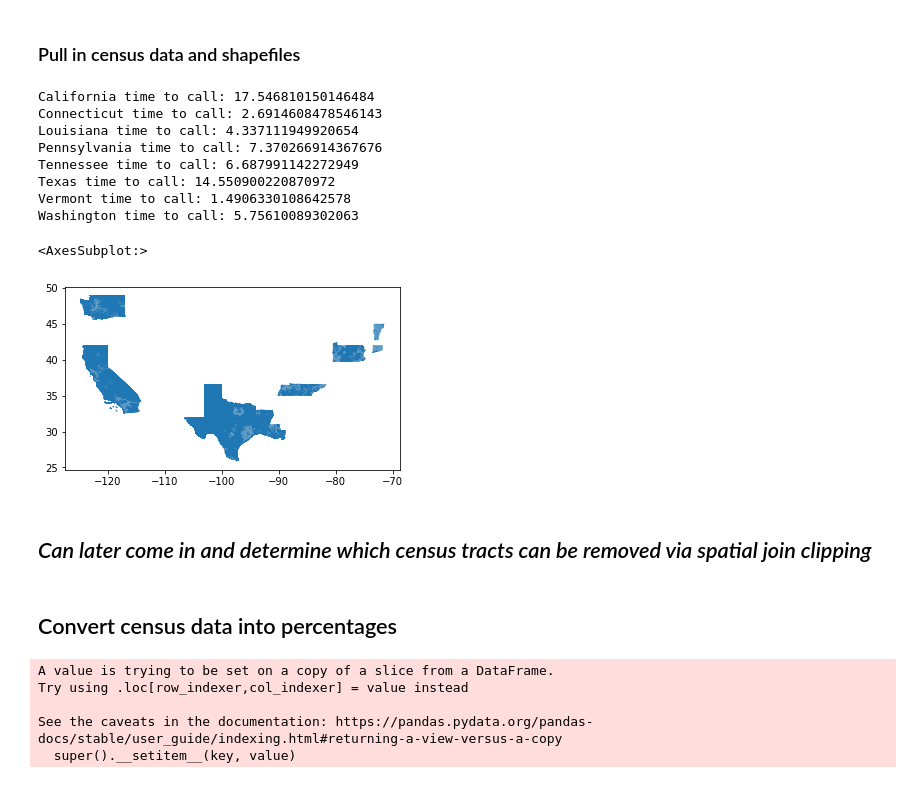
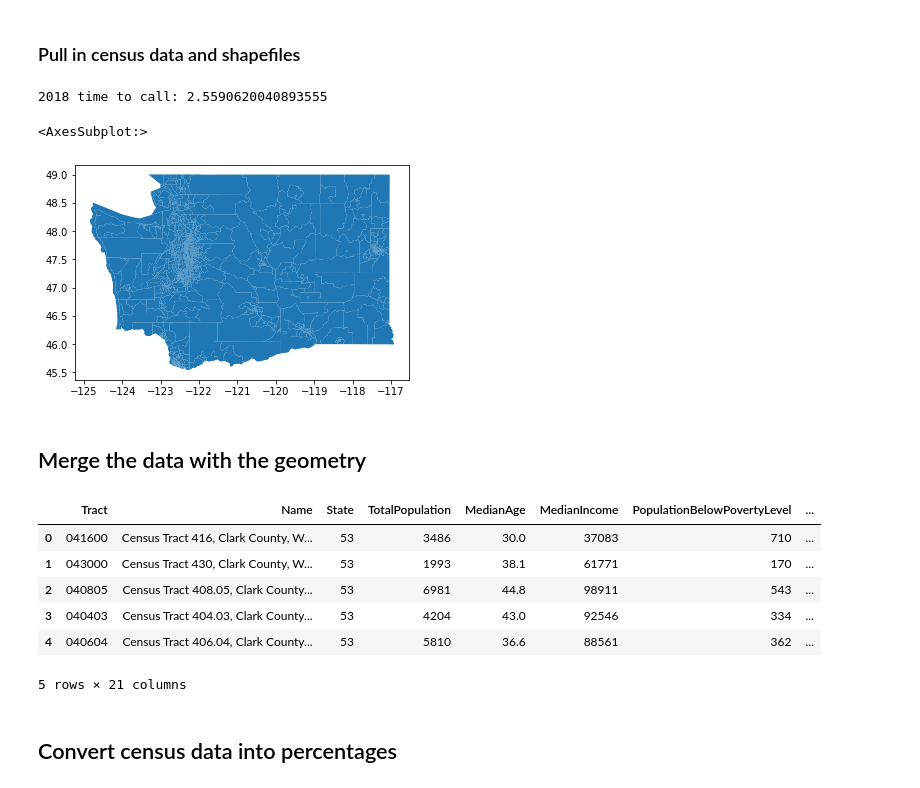
Before and after one commit to kaitlynng9/cet522-pd-dashboard, a Jupyter notebook: acs_data.ipynb, the cells around one changed output. Drawn from its saved outputs; the diff is of its cells as text; code cells hidden in the pictures.

Commit message:
scripts and documentation

```diff
--- a/acs_data.ipynb
+++ b/acs_data.ipynb
@@ -31,12 +44,12 @@ def get_census_data(tables, state, county='*', year=2019):
     data = data[['Tract','Name', 'State']+list(tables.values())].set_index('Tract')
     return data
 
-def get_census_tract_geom(state_fips):
+def get_census_tract_geom(state_fips, year):
 
     # find state and county fips here: https://www.census.gov/geographies/reference-files/2017/demo/popest/2017-fips.html
 
     # Download the census tract shapefiles
-    tracts = gpd.read_file(f'https://www2.census.gov/geo/tiger/TIGER2019/TRACT/tl_2019_{state_fips}_tract.zip')
+    tracts = gpd.read_file(f'https://www2.census.gov/geo/tiger/TIGER{year}/TRACT/tl_{year}_{state_fips}_tract.zip')
 
     # set index as tract
     tracts = tracts.rename(columns={'TRACTCE':'Tract'}).set_index('Tract')
@@ -50,3 +60,7 @@ states = {'06': 'California', '09': 'Connecticut', '22': 'Louisiana', '42': 'Pen
+# %%
+# states, years of interest
+wa_state = '53'
+years = [2018] #[2011, 2012, 2013, 2014, 2015, 2016, 2017, 2018]
 # %%
 # variables of interest
 tables = {
@@ -71,22 +85,16 @@ tables = {
 ### Pull in census data and shapefiles
 # %%
 # call via API-- takes around 1 min to call all data
-census_data_states = []
-state_ls = []
-for state_fips in states.keys():
+# data for each year
+census_data_all_yrs = []
+for yr in years:
     t0 = time.time()
-    census_data = get_census_data(tables, state_fips)
-    census_data_states.append(census_data)
-    tract_geom_gdf = get_census_tract_geom(state_fips).to_crs('EPSG:4326')
-    state_ls.append(tract_geom_gdf)
+    census_data = get_census_data(tables, wa_state)
+    census_data['Year'] = yr
+    census_data_all_yrs.append(census_data.reset_index())
+    print(f"{yr} time to call:", time.time()-t0)
 
-    print(f"{states[state_fips]} time to call:", time.time()-t0)
+# census tract geometry
+wa_tract_geom_gdf = get_census_tract_geom(wa_state, yr).to_crs('EPSG:4326').reset_index()
 # %% [output]
-California time to call: 17.546810150146484
-Connecticut time to call: 2.6914608478546143
-Louisiana time to call: 4.337111949920654
-Pennsylvania time to call: 7.370266914367676
-Tennessee time to call: 6.687991142272949
-Texas time to call: 14.550900220870972
-Vermont time to call: 1.4906330108642578
-Washington time to call: 5.75610089302063
+2018 time to call: 2.5590620040893555
@@ -105,8 +101,8 @@ census_data_geoms_gdf = gpd.GeoDataFrame(all_states_gdf, crs='EPSG:4326', geomet
 # %%
 f, ax = plt.subplots()
-census_data_geoms_gdf.plot(ax=ax)
+wa_tract_geom_gdf.plot(ax=ax)
 # %% [output]
 <AxesSubplot:>
-[figure, old version]
+[figure, new version]
-# %% [markdown]
-## *Can later come in and determine which census tracts can be removed via spatial join clipping*
+# %% [markdown]
+## Merge the data with the geometry
@@ -113,3 +112,15 @@ census_data_geoms_gdf.plot(ax=ax)
+# %%
+# add geometry
+census_data_geoms_gdf = wa_census_data.merge(wa_tract_geom_gdf, on='Tract', how='left')
+census_data_geoms_gdf.head()
+# %% [output]
+|  | Tract | Name | State | TotalPopulation | MedianAge | MedianIncome | PopulationBelowPovertyLevel | ... |
+| 0 | 041600 | Census Tract 416, Clark County, W... | 53 | 3486 | 30.0 | 37083 | 710 | ... |
+| 1 | 043000 | Census Tract 430, Clark County, W... | 53 | 1993 | 38.1 | 61771 | 170 | ... |
+| 2 | 040805 | Census Tract 408.05, Clark County... | 53 | 6981 | 44.8 | 98911 | 543 | ... |
+| 3 | 040403 | Census Tract 404.03, Clark County... | 53 | 4204 | 43.0 | 92546 | 334 | ... |
+| 4 | 040604 | Census Tract 406.04, Clark County... | 53 | 5810 | 36.6 | 88561 | 362 | ... |
+5 rows × 21 columns
 # %% [markdown]
 ## Convert census data into percentages
 # %%
@@ -123,12 +134,3 @@ census_data_geoms_gdf["PctBIPOC"] = 1 - census_data_geoms_gdf["PctWhite"]
 census_data_geoms_gdf["PctMale"] = census_data_geoms_gdf["PopulationMale"]/census_data_geoms_gdf["TotalPopulation"]
 census_data_geoms_gdf["PctBachelors"] = census_data_geoms_gdf["BachelorsEdPopulation25+"]/census_data_geoms_gdf["TotalPopulation25+"]
-# %%
-# replace state code with state name
-census_data_geoms_gdf["State"] = census_data_geoms_gdf["State"].apply(lambda x: states[x])
-# %% [output]
-A value is trying to be set on a copy of a slice from a DataFrame.
-Try using .loc[row_indexer,col_indexer] = value instead
-
-See the caveats in the documentation: https://pandas.pydata.org/pandas-docs/stable/user_guide/indexing.html#returning-a-view-versus-a-copy
-  super().__setitem__(key, value)
 # %%
```
Also changed, not shown: parts of 24 cells of this notebook, 3 other files.
